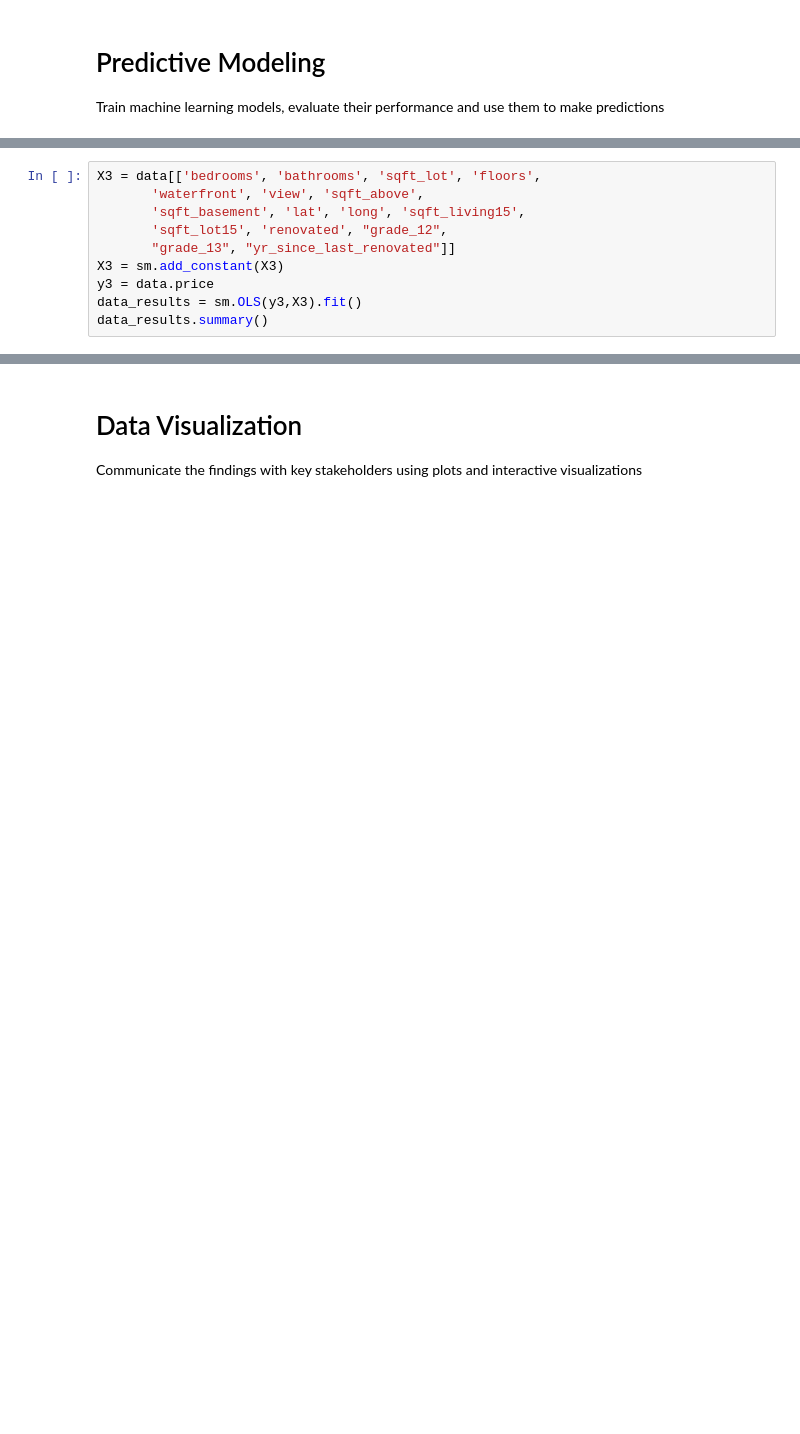
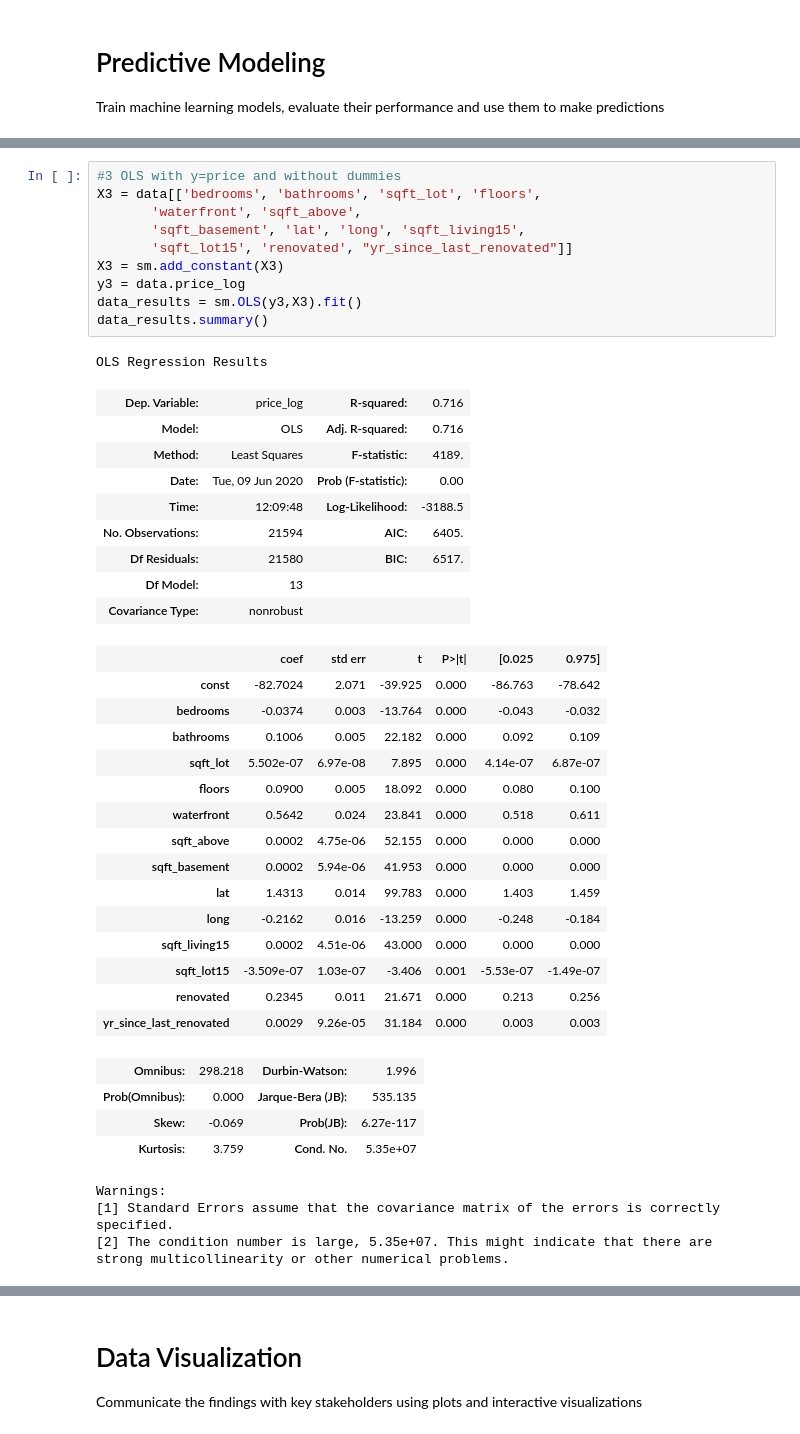
Before and after one commit to Rurbinasal/EDA_house_prices, a Jupyter notebook: King County Analysis.ipynb, the cells around one changed output, grey strips where cells are left out. Cells and saved outputs as stored; diff of their text form; blank space fills up the shorter version.

```diff
--- a/King County Analysis.ipynb
+++ b/King County Analysis.ipynb
@@ -230,11 +389,45 @@ data_results.summary()
 # %%
+#3 OLS with y=price and without dummies
 X3 = data[['bedrooms', 'bathrooms', 'sqft_lot', 'floors',
-       'waterfront', 'view', 'sqft_above',
+       'waterfront', 'sqft_above',
        'sqft_basement', 'lat', 'long', 'sqft_living15',
-       'sqft_lot15', 'renovated', "grade_12",
-       "grade_13", "yr_since_last_renovated"]]
+       'sqft_lot15', 'renovated', "yr_since_last_renovated"]]
 X3 = sm.add_constant(X3)
-y3 = data.price
+y3 = data.price_log
 data_results = sm.OLS(y3,X3).fit()
 data_results.summary()
+# %% [output]
+OLS Regression Results
+| Dep. Variable: | price_log | R-squared: | 0.716 |
+| Model: | OLS | Adj. R-squared: | 0.716 |
+| Method: | Least Squares | F-statistic: | 4189. |
+| Date: | Tue, 09 Jun 2020 | Prob (F-statistic): | 0.00 |
+| Time: | 12:09:48 | Log-Likelihood: | -3188.5 |
+| No. Observations: | 21594 | AIC: | 6405. |
+| Df Residuals: | 21580 | BIC: | 6517. |
+| Df Model: | 13 |  |  |
+| Covariance Type: | nonrobust |  |  |
+|  | coef | std err | t | P>|t| | [0.025 | 0.975] |
+| const | -82.7024 | 2.071 | -39.925 | 0.000 | -86.763 | -78.642 |
+| bedrooms | -0.0374 | 0.003 | -13.764 | 0.000 | -0.043 | -0.032 |
+| bathrooms | 0.1006 | 0.005 | 22.182 | 0.000 | 0.092 | 0.109 |
+| sqft_lot | 5.502e-07 | 6.97e-08 | 7.895 | 0.000 | 4.14e-07 | 6.87e-07 |
+| floors | 0.0900 | 0.005 | 18.092 | 0.000 | 0.080 | 0.100 |
+| waterfront | 0.5642 | 0.024 | 23.841 | 0.000 | 0.518 | 0.611 |
+| sqft_above | 0.0002 | 4.75e-06 | 52.155 | 0.000 | 0.000 | 0.000 |
+| sqft_basement | 0.0002 | 5.94e-06 | 41.953 | 0.000 | 0.000 | 0.000 |
+| lat | 1.4313 | 0.014 | 99.783 | 0.000 | 1.403 | 1.459 |
+| long | -0.2162 | 0.016 | -13.259 | 0.000 | -0.248 | -0.184 |
+| sqft_living15 | 0.0002 | 4.51e-06 | 43.000 | 0.000 | 0.000 | 0.000 |
+| sqft_lot15 | -3.509e-07 | 1.03e-07 | -3.406 | 0.001 | -5.53e-07 | -1.49e-07 |
+| renovated | 0.2345 | 0.011 | 21.671 | 0.000 | 0.213 | 0.256 |
+| yr_since_last_renovated | 0.0029 | 9.26e-05 | 31.184 | 0.000 | 0.003 | 0.003 |
+| Omnibus: | 298.218 | Durbin-Watson: | 1.996 |
+| Prob(Omnibus): | 0.000 | Jarque-Bera (JB): | 535.135 |
+| Skew: | -0.069 | Prob(JB): | 6.27e-117 |
+| Kurtosis: | 3.759 | Cond. No. | 5.35e+07 |
+Warnings:
+[1] Standard Errors assume that the covariance matrix of the errors is correctly specified.
+[2] The condition number is large, 5.35e+07. This might indicate that there are
+strong multicollinearity or other numerical problems.
 # %%
```
Also changed, not shown: parts of 38 cells of this notebook.
